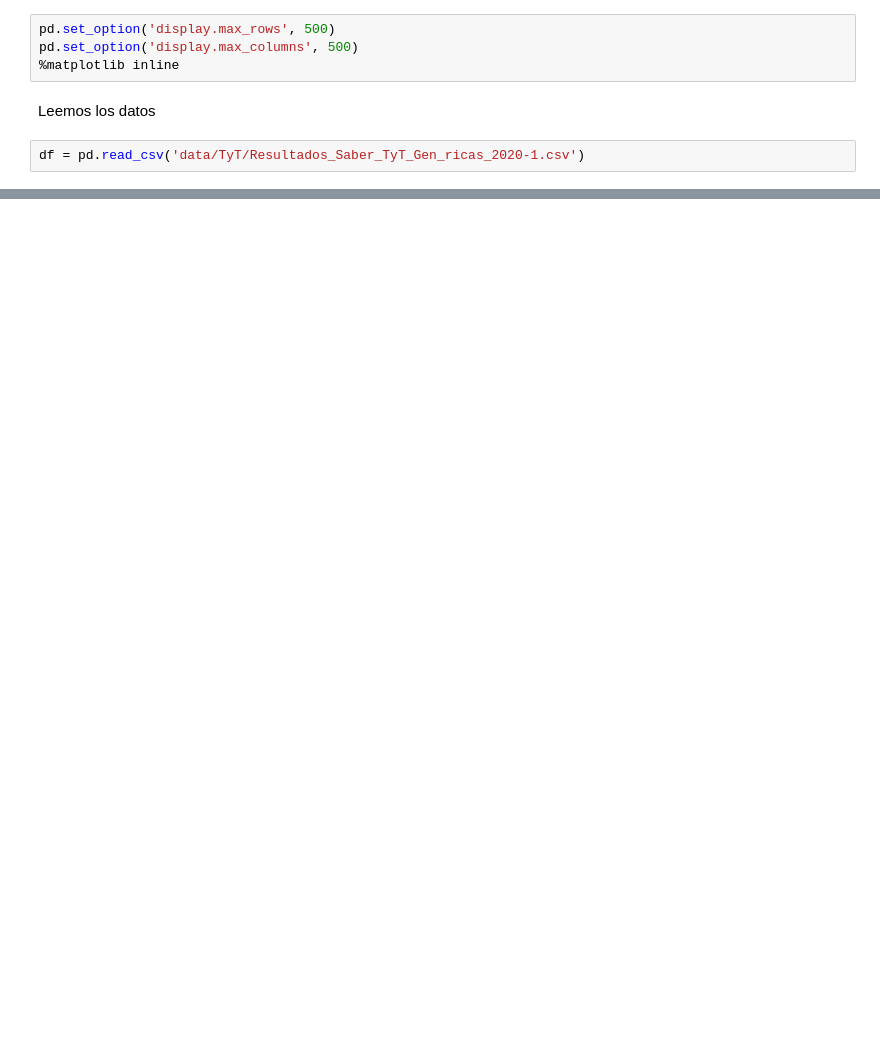
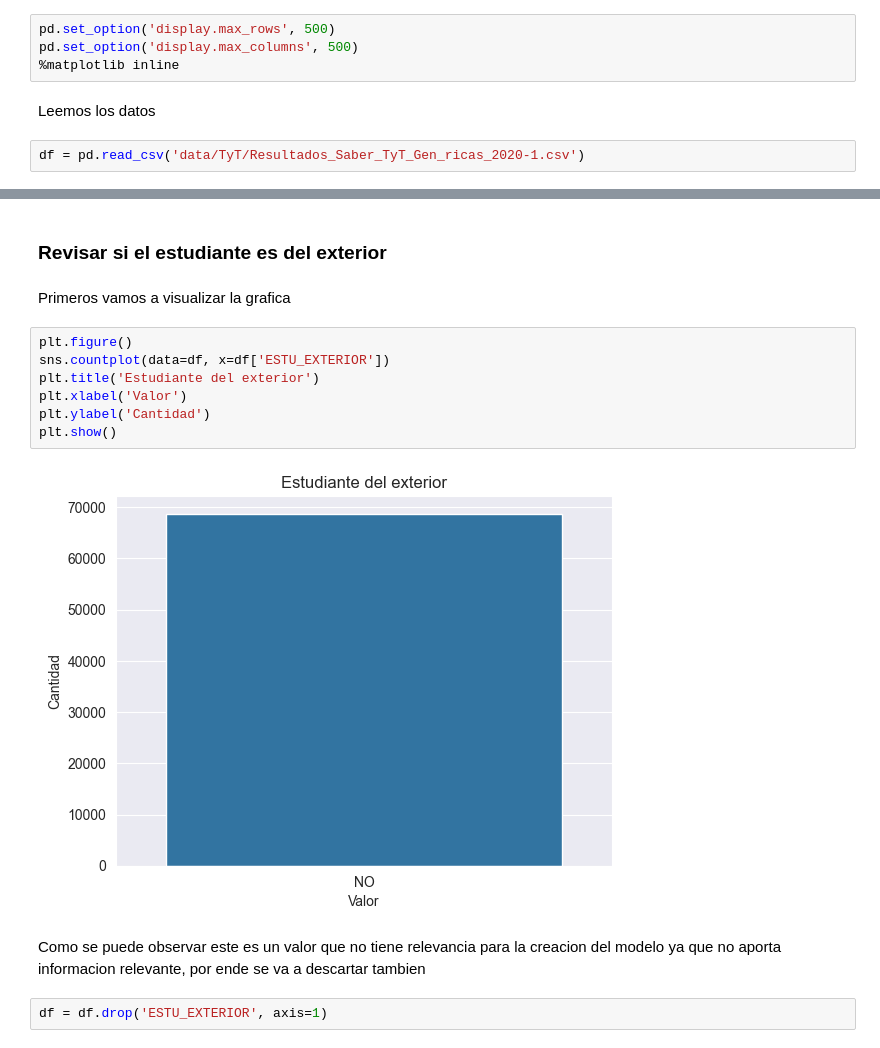
Before and after one commit to devBorisG/Estadistica-III, a Jupyter notebook: Tarea 2/punto3.ipynb, the cells around one changed output, grey strips where cells are left out. Drawn from its saved outputs; the diff is of its cells as text; blank space fills up the shorter version.

```diff
--- a/Tarea 2/punto3.ipynb
+++ b/Tarea 2/punto3.ipynb
@@ -87,0 +261,17 @@ df_doc
+# %% [markdown]
+### Revisar si el estudiante es del exterior
+# %% [markdown]
+Primeros vamos a visualizar la grafica
+# %%
+plt.figure()
+sns.countplot(data=df, x=df['ESTU_EXTERIOR'])
+plt.title('Estudiante del exterior')
+plt.xlabel('Valor')
+plt.ylabel('Cantidad')
+plt.show()
+# %% [output]
+[figure, added]
+# %% [markdown]
+Como se puede observar este es un valor que no tiene relevancia para la creacion del modelo ya que no aporta informacion relevante, por ende se va a descartar tambien
+# %%
+df = df.drop('ESTU_EXTERIOR', axis=1)
```
Also changed, not shown: parts of 59 cells of this notebook.
